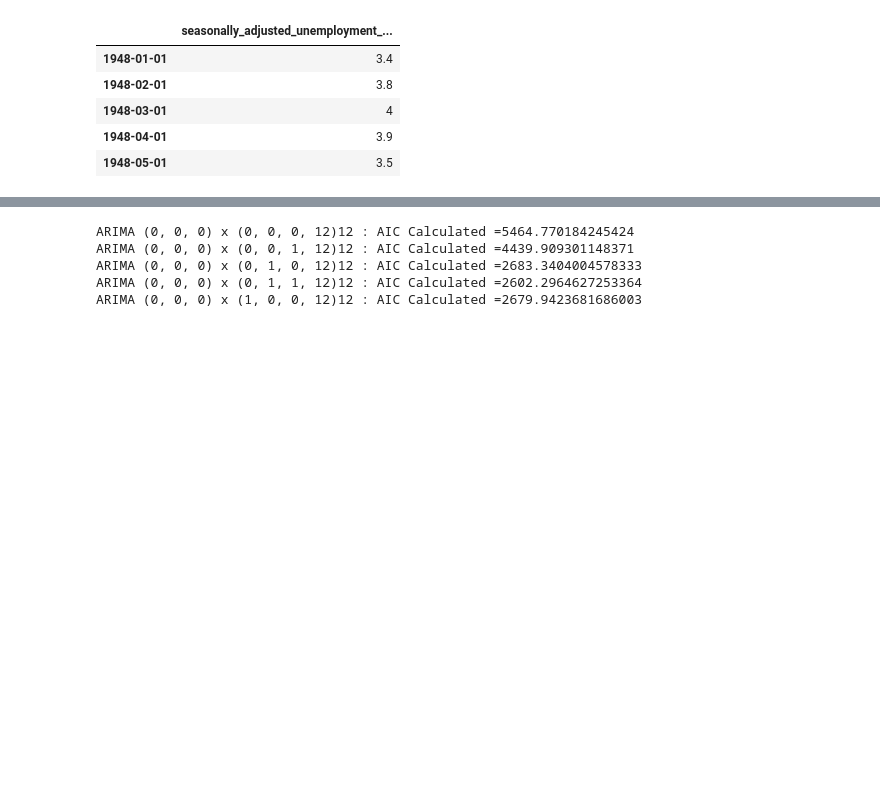
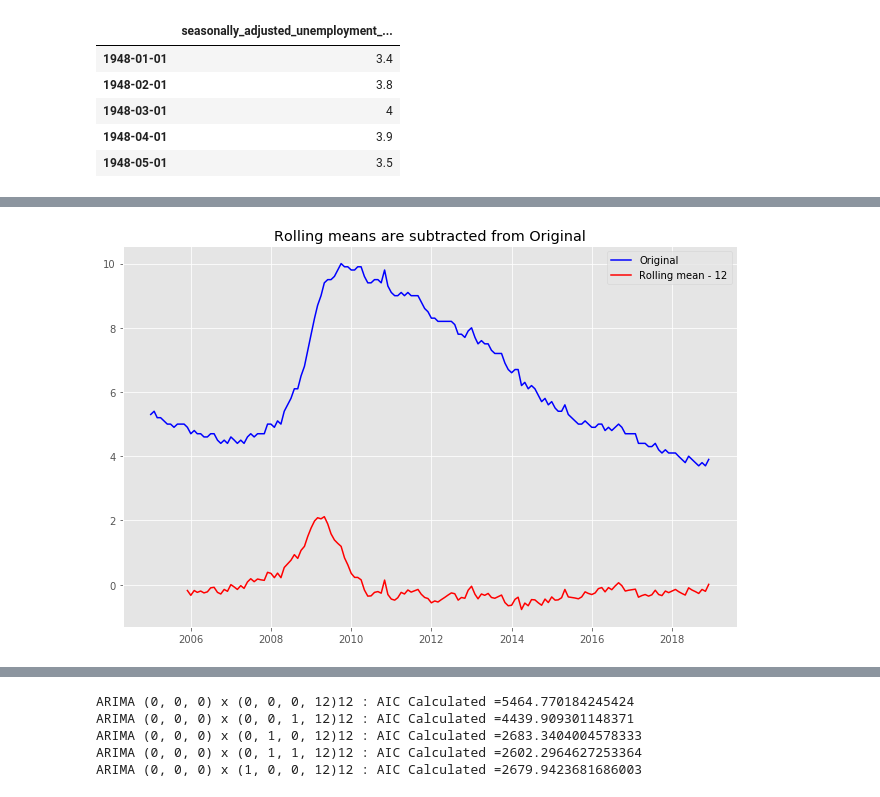
Before and after one commit to jjacisin/mod_5_project, a Jupyter notebook: m5_notebook.ipynb, the cells around one changed output, grey strips where cells are left out. Saved outputs shown, nothing was run; the diff lists cells and outputs as text; code cells hidden in the pictures; blank space fills up the shorter version.

```diff
--- a/m5_notebook.ipynb
+++ b/m5_notebook.ipynb
@@ -115,0 +124,21 @@ Freq: MS, Name: co2, Length: 526, dtype: float64
+# %%
+# Will remove the rolling average as a naive attempt to reduce noise, but keep tendencies of the data
+
+def use_rol_mean(pd_series, window=12):
+    rolmean = pd_series.rolling(window).mean()
+    data_minus_rolmean = pd_series - rolmean
+    # Adding in rolmean creates NaNs for first year
+    data_minus_rolmean.dropna(inplace=True)
+
+    # Plot rollingmean
+    fig = plt.figure(figsize=(11,7))
+    orig = plt.plot(pd_series, color='blue',label='Original')
+    plt.plot(data_minus_rolmean, color='red',label='Rolling mean - {}'.format(str(window)))
+    plt.legend(loc='best')
+    plt.title('Rolling means are subtracted from Original')
+    plt.show(block=False)
+    return data_minus_rolmean
+# %%
+df_UE_rol_mean = use_rol_mean(df_UE,12)
+# %% [output]
+[figure, added]
```
Also changed, not shown: parts of 43 cells of this notebook, 2 other files.
